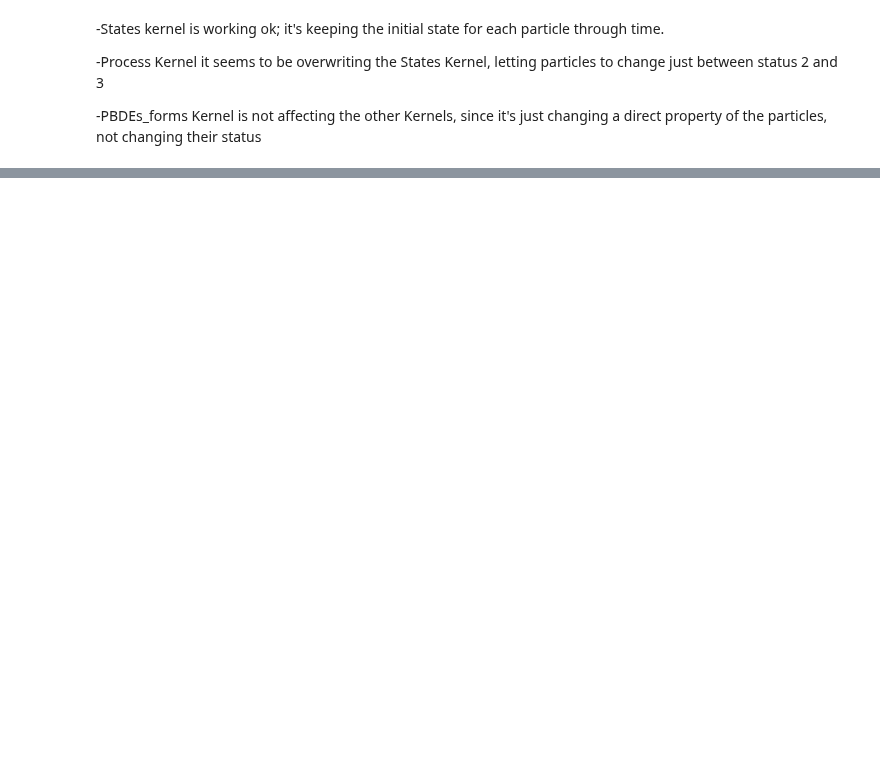
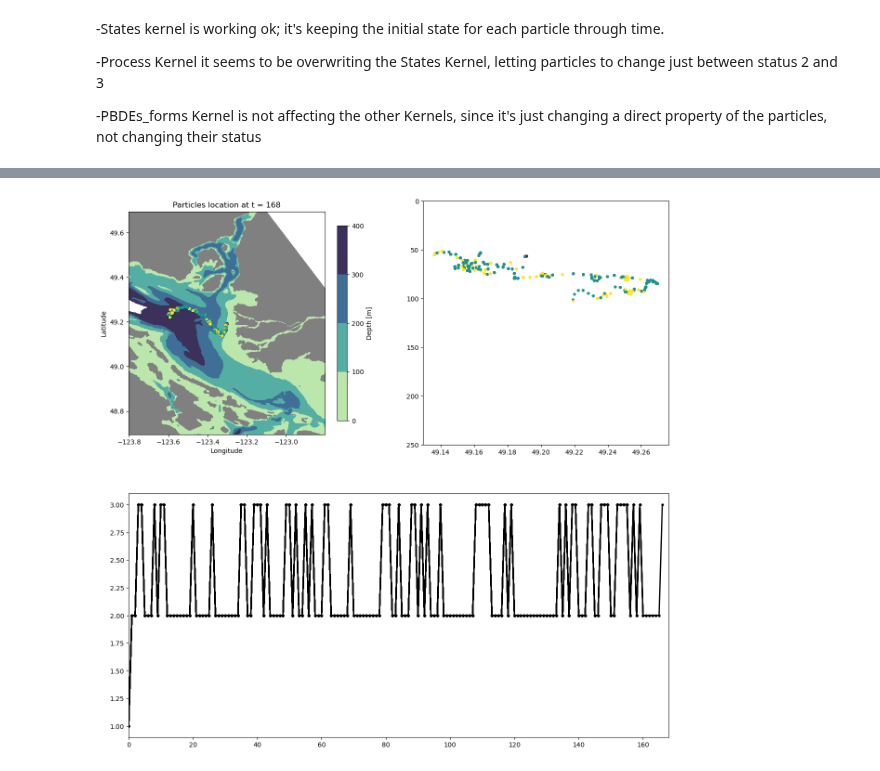
Before and after one commit to SalishSeaCast/analysis-vicente, a Jupyter notebook: Ocean_Parcels/drafts/PBDE_states.ipynb, the cells around one changed output, grey strips where cells are left out. Drawn from its saved outputs; the diff is of its cells as text; code cells hidden in the pictures; blank space fills up the shorter version.

```diff
--- a/Ocean_Parcels/drafts/PBDE_states.ipynb
+++ b/Ocean_Parcels/drafts/PBDE_states.ipynb
@@ -467,0 +476,47 @@ with writer.saving(fig, "Particle_States.mp4", 100):
+# %%
+xx = 116
+# %%
+import matplotlib.gridspec as gridspec
+gs = gridspec.GridSpec(2,2)
+# %%
+fig = plt.figure(figsize=(15, 15))
+ax1 = fig.add_subplot(gs[0,0])
+im = ax1.contourf(coords.nav_lon, coords.nav_lat, mask.totaldepth[:,:],zorder=1,cmap=cmap,levels=blevels)
+ax1.contourf(coords.nav_lon, coords.nav_lat, mask.umask[0,0,:,:],zorder=2,cmap='gray',levels=[-1,0])
+ax1.scatter(ds1.lon[xx, :], ds1.lat[xx, :],s=10, c='k')
+ax1.set_ylim([clat[0]-.5,clat[0]+.5])
+ax1.set_xlim([clon[0]-.5,clon[0]+.5])
+ax1.set_aspect(5/4.4)
+#ax[1].set_ylim([250,0])
+ax1.set_xlabel('Longitude')
+ax1.set_ylabel('Latitude')
+ax1.set_title('23/08/2022 - 30/08/2022')
+#ax1.legend()
+nmin, nmax = 0, -1
+#
+cbar = fig.colorbar(im, ax=ax1, location='right', shrink=0.8)
+cbar.set_label('Depth [m]')
+#
+ax2 = fig.add_subplot(gs[0,1])
+ax3 = fig.add_subplot(gs[1,:])
+#
+ax2.set_ylim([250,0])
+ax3.set_xlim([0,len(ds1.obs)])
+
+#
+FFMpegWriter = animation.writers['ffmpeg']
+metadata = dict(title='Animation_PBDE', artist='Vicente',
+                comment='PBDE movement (August 23-30, 2022)')
+writer = FFMpegWriter(fps=10, metadata=metadata)
+
+with writer.saving(fig, "One_PBDE_states.mp4", 100):
+    for tm in range(len(ds1.obs)):
+        s = ax1.scatter(ds1.lon[xx, nmin:tm], ds1.lat[xx, nmin:tm],s=10, c=ds1.status[xx,nmin:tm])
+        c = ax2.scatter(ds1.lat[xx,nmin:tm],depth1[xx,nmin:tm],zorder=3,c=ds1.status[xx,nmin:tm],s=10)
+        m = ax3.plot(ds1.status[xx,nmin:tm],'.-k', linewidth = 2)
+
+
+        ax1.set_title(f'Particles location at t = ' + str(ds1.time['obs'].values[tm]+1))
+        writer.grab_frame()
+# %% [output]
+[figure, added]
```
Also changed, not shown: parts of 7 cells of this notebook, 2 other files.
